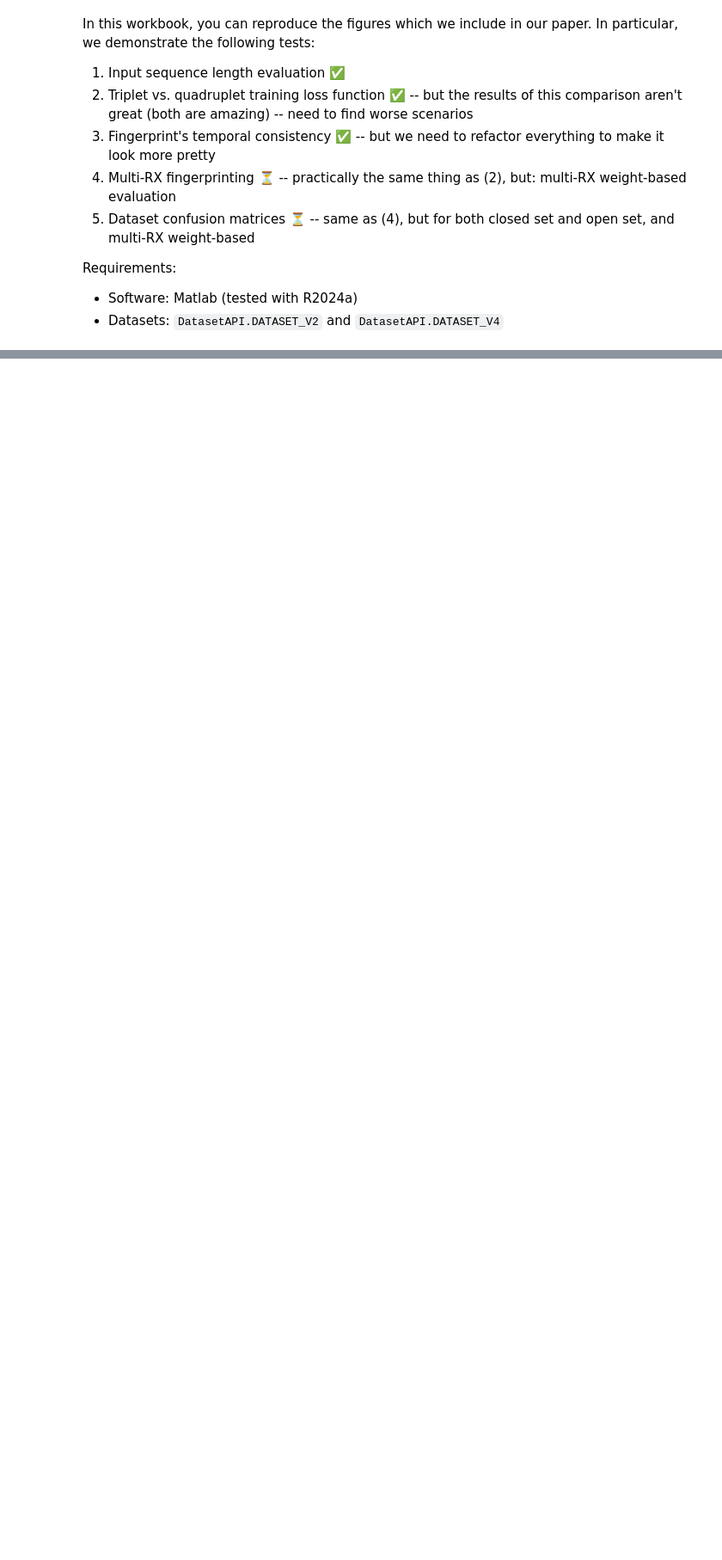
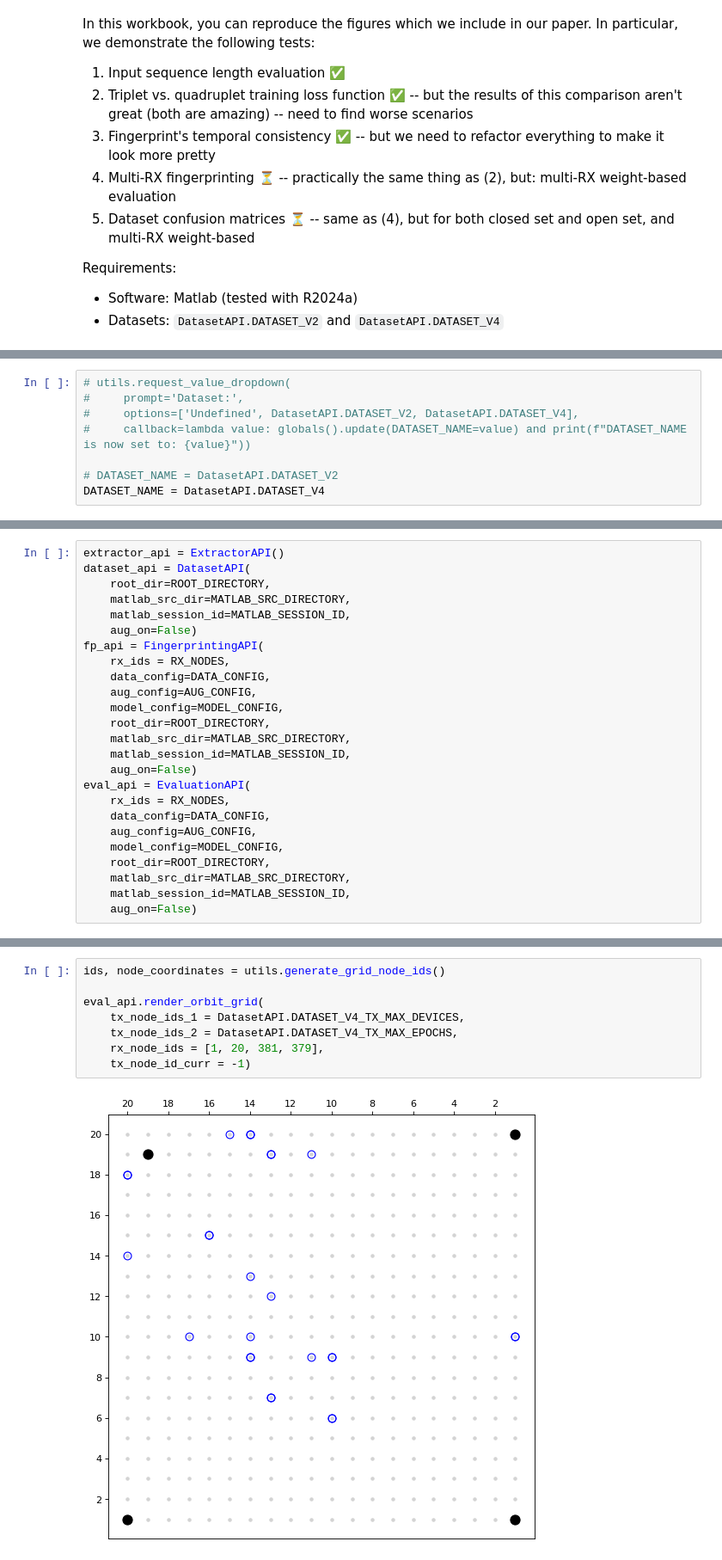
Before and after one commit to C2A2-at-Florida-Atlantic-University/AODT_RFFI, a Jupyter notebook: fingerprinting/evaluation_demo.ipynb, the cells around one changed output, grey strips where cells are left out. Shown at 86% size. Saved outputs shown, nothing was run; the diff lists cells and outputs as text; blank space fills up the shorter version.

```diff
--- a/fingerprinting/evaluation_demo.ipynb
+++ b/fingerprinting/evaluation_demo.ipynb
@@ -446,0 +44,8 @@ The PostScript backend does not support transparency; partially transparent arti
+# %%
+# utils.request_value_dropdown(
+#     prompt='Dataset:',
+#     options=['Undefined', DatasetAPI.DATASET_V2, DatasetAPI.DATASET_V4],
+#     callback=lambda value: globals().update(DATASET_NAME=value) and print(f"DATASET_NAME is now set to: {value}"))
+
+# DATASET_NAME = DatasetAPI.DATASET_V2
+DATASET_NAME = DatasetAPI.DATASET_V4
@@ -446,0 +106,25 @@ The PostScript backend does not support transparency; partially transparent arti
+# %%
+extractor_api = ExtractorAPI()
+dataset_api = DatasetAPI(
+    root_dir=ROOT_DIRECTORY,
+    matlab_src_dir=MATLAB_SRC_DIRECTORY,
+    matlab_session_id=MATLAB_SESSION_ID,
+    aug_on=False)
+fp_api = FingerprintingAPI(
+    rx_ids = RX_NODES,
+    data_config=DATA_CONFIG,
+    aug_config=AUG_CONFIG,
+    model_config=MODEL_CONFIG,
+    root_dir=ROOT_DIRECTORY,
+    matlab_src_dir=MATLAB_SRC_DIRECTORY,
+    matlab_session_id=MATLAB_SESSION_ID,
+    aug_on=False)
+eval_api = EvaluationAPI(
+    rx_ids = RX_NODES,
+    data_config=DATA_CONFIG,
+    aug_config=AUG_CONFIG,
+    model_config=MODEL_CONFIG,
+    root_dir=ROOT_DIRECTORY,
+    matlab_src_dir=MATLAB_SRC_DIRECTORY,
+    matlab_session_id=MATLAB_SESSION_ID,
+    aug_on=False)
@@ -446,0 +152,10 @@ The PostScript backend does not support transparency; partially transparent arti
+# %%
+ids, node_coordinates = utils.generate_grid_node_ids()
+
+eval_api.render_orbit_grid(
+    tx_node_ids_1 = DatasetAPI.DATASET_V4_TX_MAX_DEVICES,
+    tx_node_ids_2 = DatasetAPI.DATASET_V4_TX_MAX_EPOCHS,
+    rx_node_ids = [1, 20, 381, 379],
+    tx_node_id_curr = -1)
+# %% [output]
+[figure, added]
```
Also changed, not shown: parts of 41 cells of this notebook, 9 other files.
